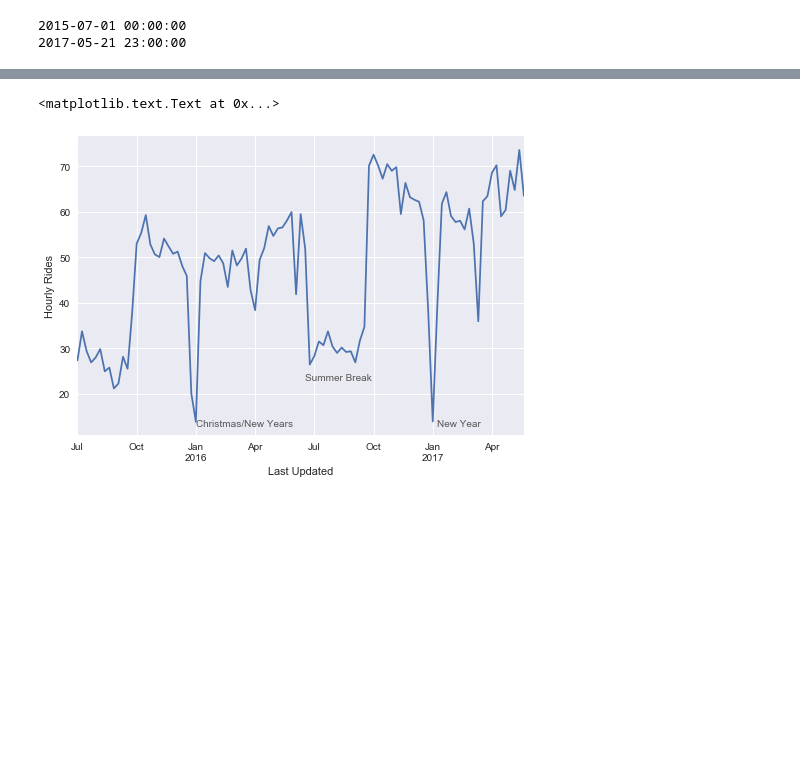
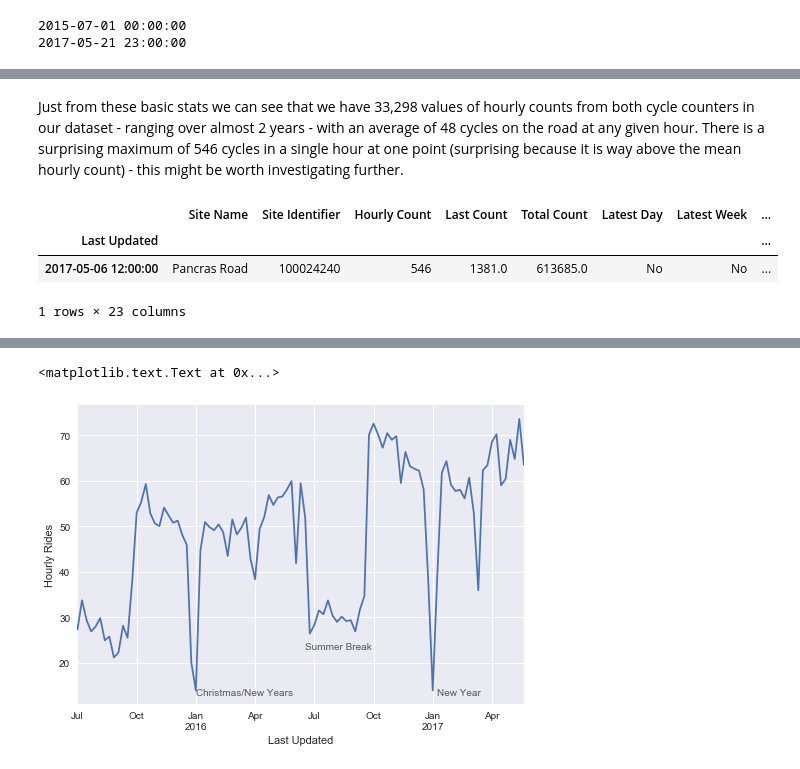
Before and after one commit to sidshekhar/CamdenCycleAnalysis, a Jupyter notebook: Camden Cycling Analysis.ipynb, the cells around one changed output, grey strips where cells are left out. Saved outputs shown, nothing was run; the diff lists cells and outputs as text; code cells hidden in the pictures; blank space fills up the shorter version.

```diff
--- a/Camden Cycling Analysis.ipynb
+++ b/Camden Cycling Analysis.ipynb
@@ -67,0 +68,9 @@ print (df.index.max()) #print latest Last Updated date in dataset
+# %% [markdown]
+Just from these basic stats we can see that we have 33,298 values of hourly counts from both cycle counters in our dataset - ranging over almost 2 years - with an average of 48 cycles on the road at any given hour. There is a surprising maximum of 546 cycles in a single hour at one point (surprising because it is way above the mean hourly count) - this might be worth investigating further.
+# %%
+df.loc[df['Hourly Count'] == 546] #Check out the day and counter where the maximum cycle count was reached.
+# %% [output]
+|  | Site Name | Site Identifier | Hourly Count | Last Count | Total Count | Latest Day | Latest Week | ... |
+| Last Updated |  |  |  |  |  |  |  | ... |
+| 2017-05-06 12:00:00 | Pancras Road | 100024240 | 546 | 1381.0 | 613685.0 | No | No | ... |
+1 rows × 23 columns
```
Also changed, not shown: parts of 9 cells of this notebook.
